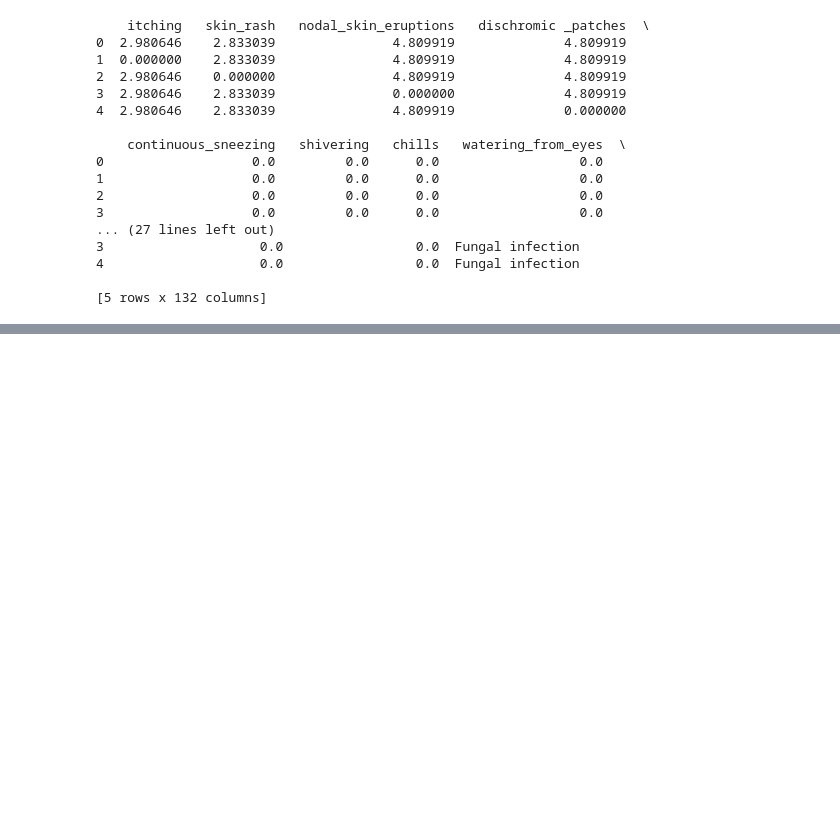
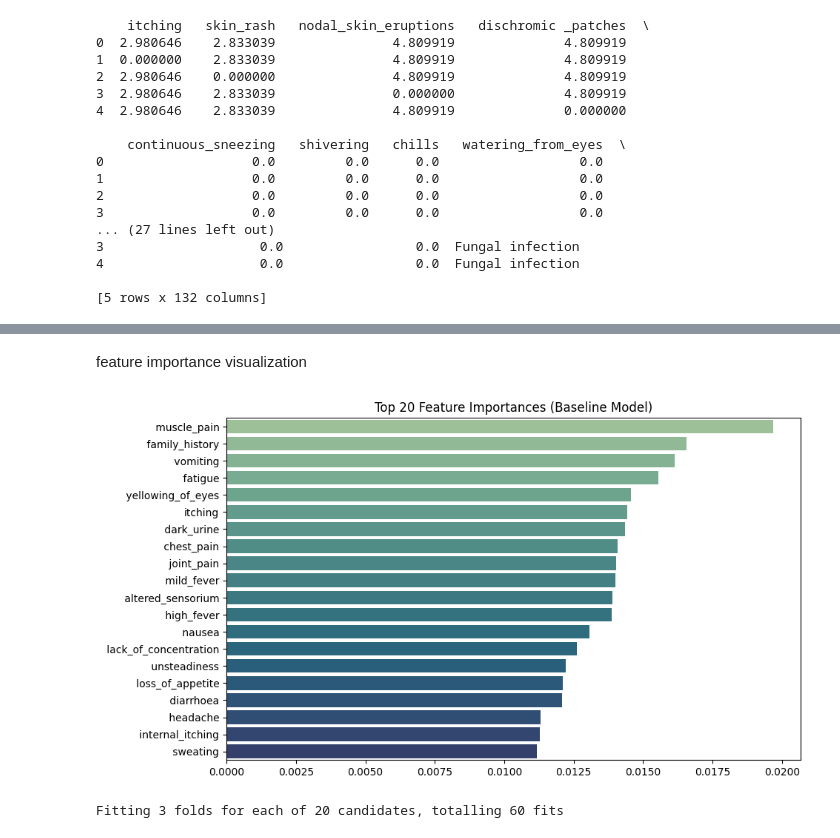
Before and after one commit to raman7976/Symptom-Disease-Diagnosis-ML, a Jupyter notebook: symptom-disease-diagnosis.ipynb, the cells around one changed output, grey strips where cells are left out. Cells and saved outputs as stored; diff of their text form; code cells hidden in the pictures; blank space fills up the shorter version.

```diff
--- a/symptom-disease-diagnosis.ipynb
+++ b/symptom-disease-diagnosis.ipynb
@@ -329,0 +330,10 @@ plt.show()
+# %%
+from sklearn.model_selection import train_test_split
+
+X = binary_matrix .drop(columns=['Disease'])  # drop the target column
+y = binary_matrix ['Disease']                 # target variable
+
+X_train, X_test, y_train, y_test = train_test_split(X, y,
+                                                    test_size=0.2,
+                                                    random_state=42,
+                                                    stratify=y,shuffle=True)
@@ -329,0 +342,12 @@ plt.show()
+# %%
+from sklearn.ensemble import RandomForestClassifier
+from sklearn.metrics import accuracy_score, classification_report
+
+# Baseline model
+base_rfc = RandomForestClassifier(random_state=42, class_weight='balanced')
+base_rfc.fit(X_train, y_train)
+
+# Predictions
+base_preds = base_rfc.predict(X_test)
+print("Baseline Accuracy:", accuracy_score(y_test, base_preds))
+print(classification_report(y_test, base_preds))
@@ -329,0 +372,32 @@ plt.show()
+# %% [markdown]
+feature importance visualization
+# %%
+import matplotlib.pyplot as plt
+import seaborn as sns
+import pandas as pd
+
+importances = pd.Series(base_rfc.feature_importances_, index=X_train.columns).sort_values(ascending=False)[:20]
+plt.figure(figsize=(10,6))
+sns.barplot(x=importances.values, y=importances.index, palette='crest')
+plt.title("Top 20 Feature Importances (Baseline Model)")
+plt.show()
+# %% [output]
+[figure, added]
+# %%
+from sklearn.model_selection import RandomizedSearchCV
+
+param_dist = {
+    'n_estimators': [100, 200, 300, 500],
+    'max_depth': [10, 20, 30, None],
+    'min_samples_leaf': [1, 2, 4],
+    'max_features': ['sqrt', 'log2']
+}
+
+rfc = RandomForestClassifier(random_state=42, class_weight='balanced')
+random_search = RandomizedSearchCV(rfc, param_distributions=param_dist,
+                                   cv=3, scoring='accuracy', verbose=2,
+                                   n_iter=20, n_jobs=-1)
+random_search.fit(X_train, y_train)
+best_model = random_search.best_estimator_
+# %% [output]
+Fitting 3 folds for each of 20 candidates, totalling 60 fits
```
Also changed, not shown: parts of 12 cells of this notebook.
